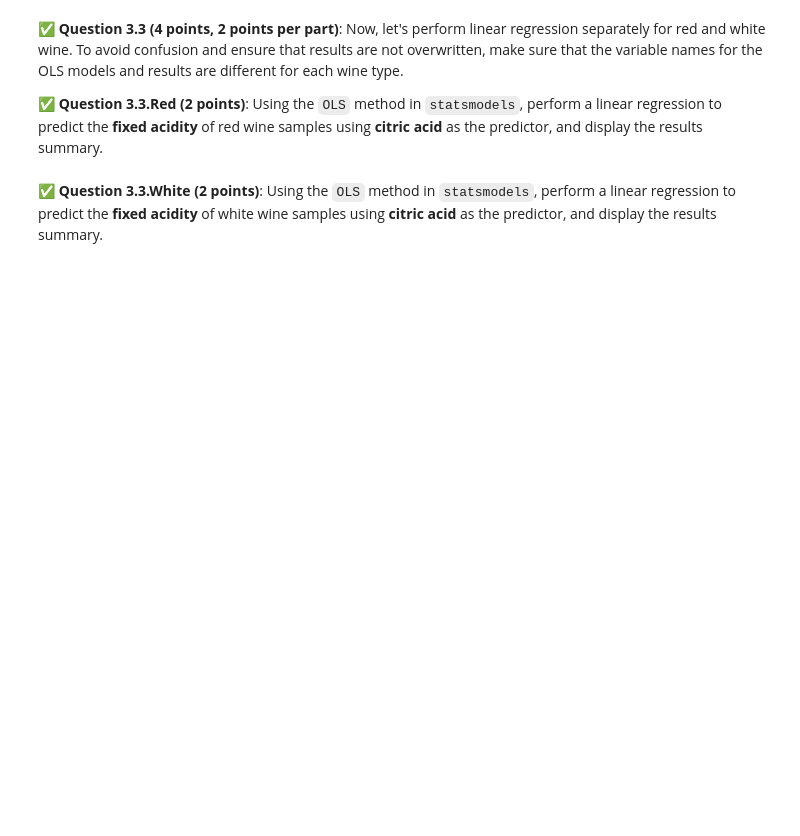
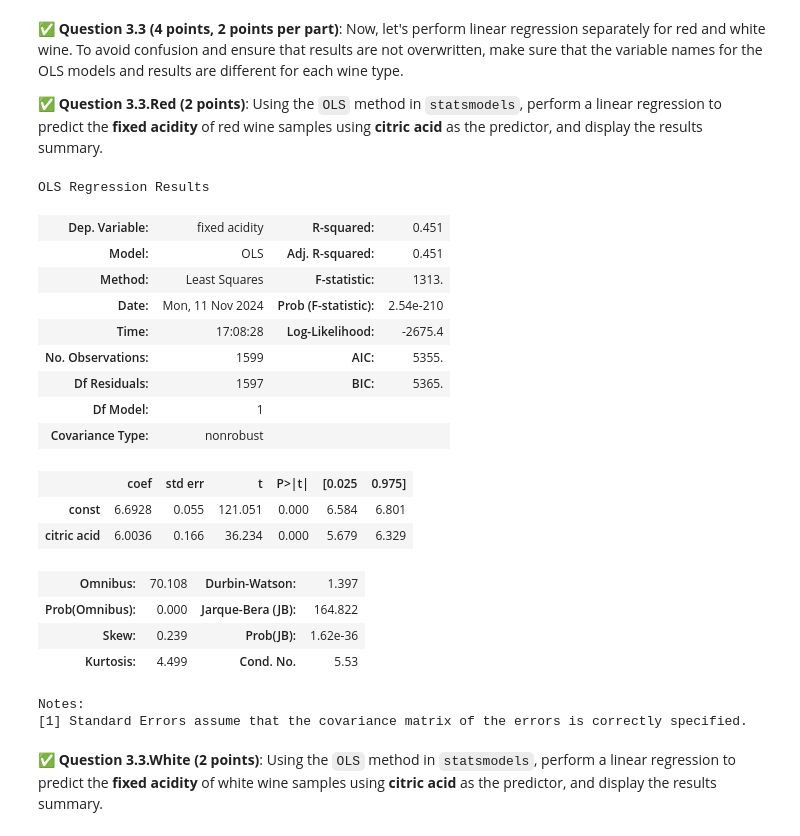
Before and after one commit to LukeAurilia/CMSE202-f24-turnin, a Jupyter notebook: hw-03/HW-03_Regression-STUDENT.ipynb, the cells around one changed output. Saved outputs shown, nothing was run; the diff lists cells and outputs as text; code cells hidden in the pictures; blank space fills up the shorter version.

```diff
--- a/hw-03/HW-03_Regression-STUDENT.ipynb
+++ b/hw-03/HW-03_Regression-STUDENT.ipynb
@@ -180,2 +214,29 @@ For this problem, make sure that you’re using the entire wine dataset, not jus
+# %%
+# Put your code here
+red_citric_with_const = sm.add_constant(red_wine_df['citric acid'])
+red_results = sm.OLS(red_wine_df['fixed acidity'],red_citric_with_const).fit()
+
+
+red_results.summary()
+# %% [output]
+OLS Regression Results
+| Dep. Variable: | fixed acidity | R-squared: | 0.451 |
+| Model: | OLS | Adj. R-squared: | 0.451 |
+| Method: | Least Squares | F-statistic: | 1313. |
+| Date: | Mon, 11 Nov 2024 | Prob (F-statistic): | 2.54e-210 |
+| Time: | 17:08:28 | Log-Likelihood: | -2675.4 |
+| No. Observations: | 1599 | AIC: | 5355. |
+| Df Residuals: | 1597 | BIC: | 5365. |
+| Df Model: | 1 |  |  |
+| Covariance Type: | nonrobust |  |  |
+|  | coef | std err | t | P>|t| | [0.025 | 0.975] |
+| const | 6.6928 | 0.055 | 121.051 | 0.000 | 6.584 | 6.801 |
+| citric acid | 6.0036 | 0.166 | 36.234 | 0.000 | 5.679 | 6.329 |
+| Omnibus: | 70.108 | Durbin-Watson: | 1.397 |
+| Prob(Omnibus): | 0.000 | Jarque-Bera (JB): | 164.822 |
+| Skew: | 0.239 | Prob(JB): | 1.62e-36 |
+| Kurtosis: | 4.499 | Cond. No. | 5.53 |
+Notes:
+[1] Standard Errors assume that the covariance matrix of the errors is correctly specified.
 # %% [markdown]
 &#9989; **Question 3.3.White (2 points)**: Using the `OLS` method in `statsmodels`, perform a linear regression to predict the **fixed acidity** of white wine samples using **citric acid** as the predictor, and display the results summary.
```
Also changed, not shown: parts of 10 cells of this notebook.
